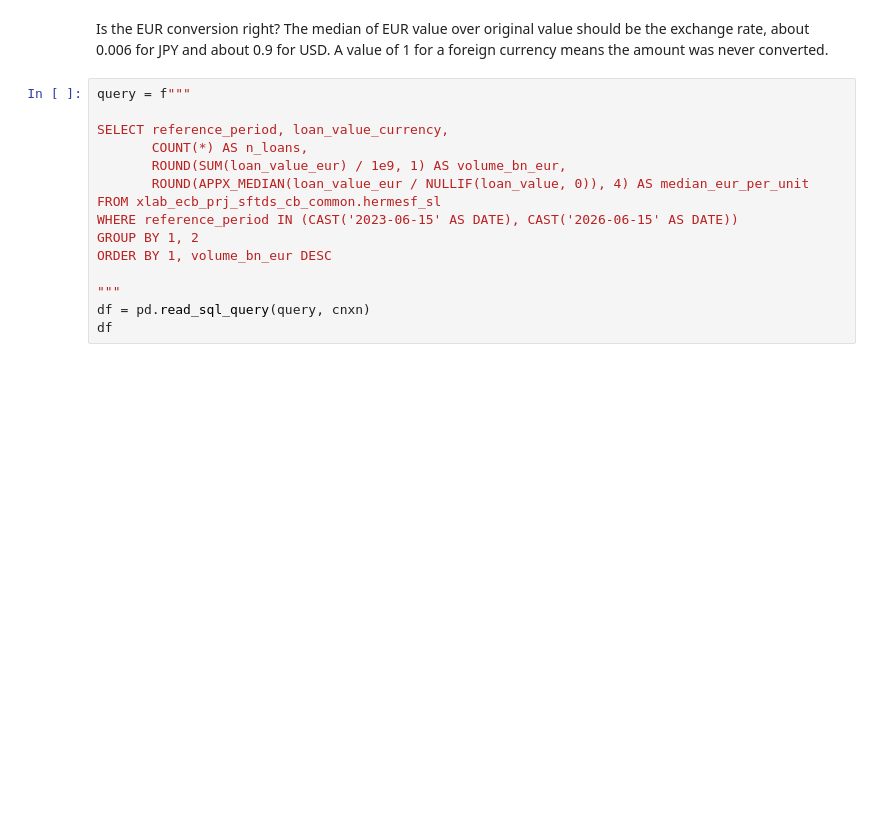
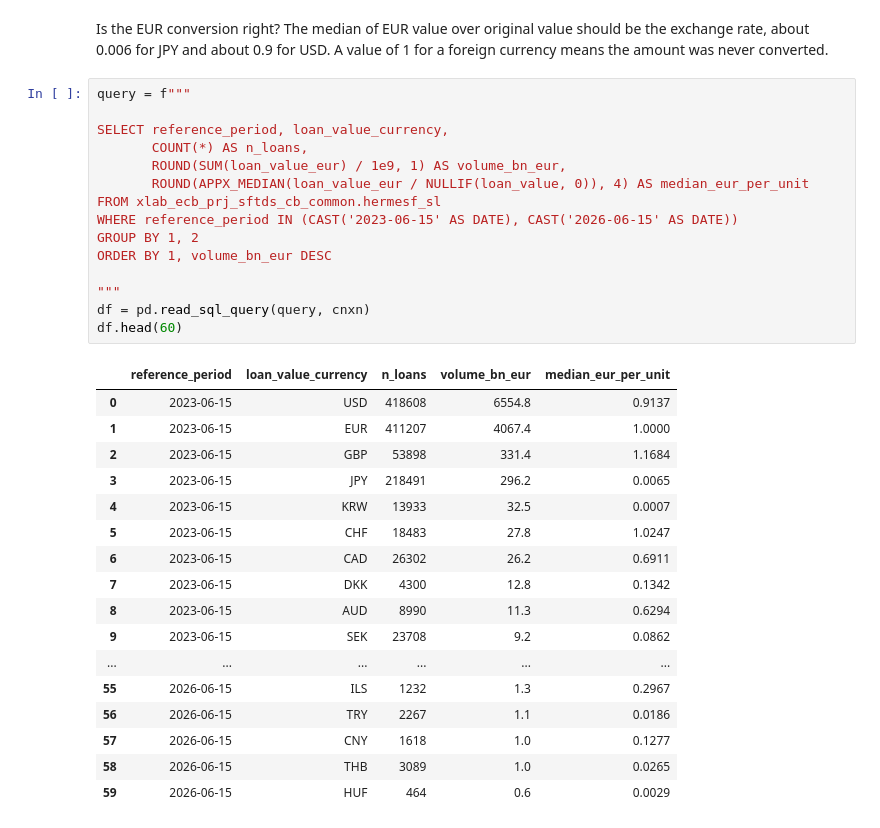
Before and after one commit to FelixHrms/sec_lending, a Jupyter notebook: legacy_structure.ipynb, the cells around one changed output. Cells and saved outputs as stored; diff of their text form; blank space fills up the shorter version.

```diff
--- a/legacy_structure.ipynb
+++ b/legacy_structure.ipynb
@@ -648,15 +701,33 @@ Is the EUR conversion right? The median of EUR value over original value should
 # %%
 query = f"""
 
 SELECT reference_period, loan_value_currency,
        COUNT(*) AS n_loans,
        ROUND(SUM(loan_value_eur) / 1e9, 1) AS volume_bn_eur,
        ROUND(APPX_MEDIAN(loan_value_eur / NULLIF(loan_value, 0)), 4) AS median_eur_per_unit
 FROM xlab_ecb_prj_sftds_cb_common.hermesf_sl
 WHERE reference_period IN (CAST('2023-06-15' AS DATE), CAST('2026-06-15' AS DATE))
 GROUP BY 1, 2
 ORDER BY 1, volume_bn_eur DESC
 
 """
 df = pd.read_sql_query(query, cnxn)
-df
+df.head(60)
+# %% [output]
+|  | reference_period | loan_value_currency | n_loans | volume_bn_eur | median_eur_per_unit |
+| 0 | 2023-06-15 | USD | 418608 | 6554.8 | 0.9137 |
+| 1 | 2023-06-15 | EUR | 411207 | 4067.4 | 1.0000 |
+| 2 | 2023-06-15 | GBP | 53898 | 331.4 | 1.1684 |
+| 3 | 2023-06-15 | JPY | 218491 | 296.2 | 0.0065 |
+| 4 | 2023-06-15 | KRW | 13933 | 32.5 | 0.0007 |
+| 5 | 2023-06-15 | CHF | 18483 | 27.8 | 1.0247 |
+| 6 | 2023-06-15 | CAD | 26302 | 26.2 | 0.6911 |
+| 7 | 2023-06-15 | DKK | 4300 | 12.8 | 0.1342 |
+| 8 | 2023-06-15 | AUD | 8990 | 11.3 | 0.6294 |
+| 9 | 2023-06-15 | SEK | 23708 | 9.2 | 0.0862 |
+| ... | ... | ... | ... | ... | ... |
+| 55 | 2026-06-15 | ILS | 1232 | 1.3 | 0.2967 |
+| 56 | 2026-06-15 | TRY | 2267 | 1.1 | 0.0186 |
+| 57 | 2026-06-15 | CNY | 1618 | 1.0 | 0.1277 |
+| 58 | 2026-06-15 | THB | 3089 | 1.0 | 0.0265 |
+| 59 | 2026-06-15 | HUF | 464 | 0.6 | 0.0029 |
```
Also changed, not shown: parts of 4 cells of this notebook.
